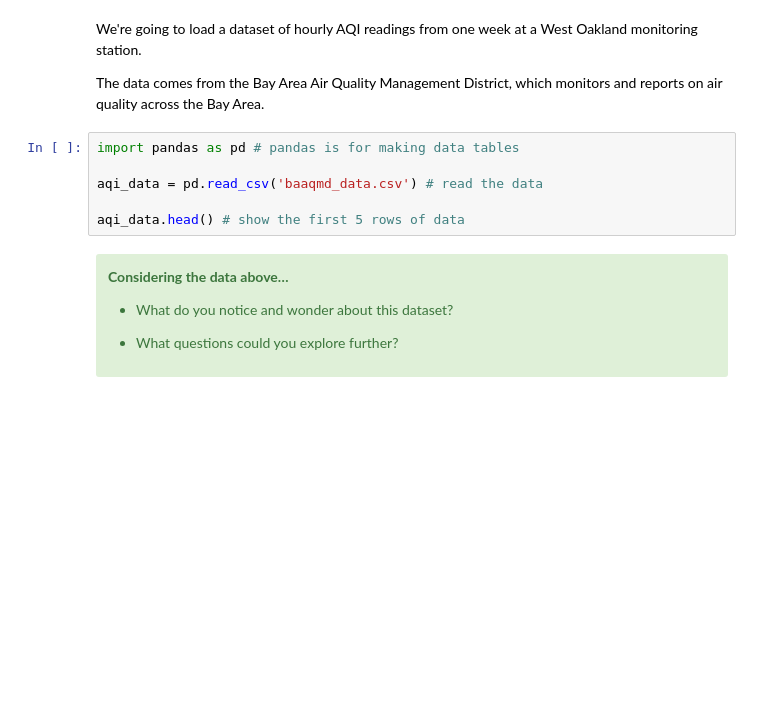
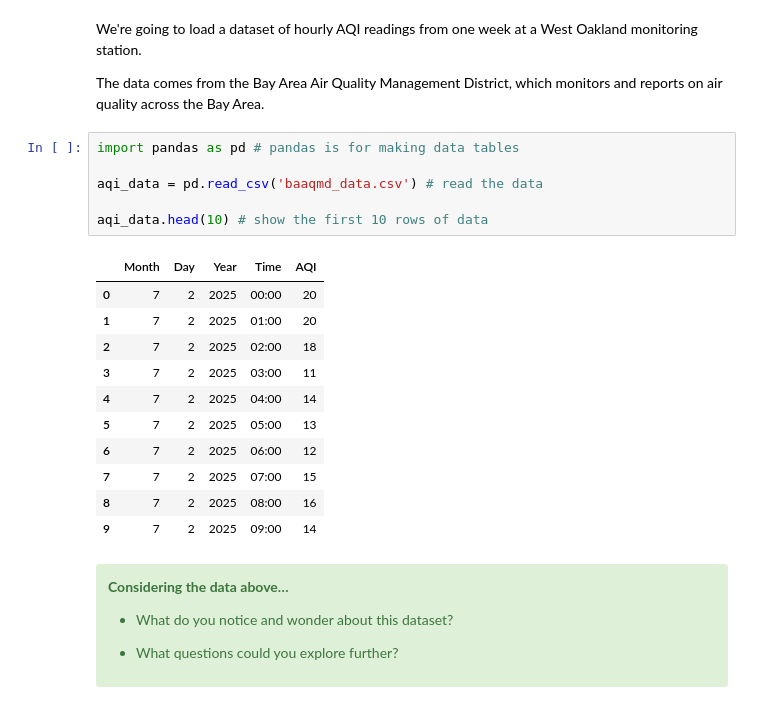
Before and after one commit to CalCoRE/show-your-work, a Jupyter notebook: timeseries/TimeSeriesPython.ipynb, the cells around one changed output. Drawn from its saved outputs; the diff is of its cells as text; blank space fills up the shorter version.

```diff
--- a/timeseries/TimeSeriesPython.ipynb
+++ b/timeseries/TimeSeriesPython.ipynb
@@ -52,9 +52,21 @@ The data comes from the Bay Area Air Quality Management District, which monitors
 # %%
 import pandas as pd # pandas is for making data tables
 
 aqi_data = pd.read_csv('baaqmd_data.csv') # read the data
 
-aqi_data.head() # show the first 5 rows of data
+aqi_data.head(10) # show the first 10 rows of data
+# %% [output]
+|  | Month | Day | Year | Time | AQI |
+| 0 | 7 | 2 | 2025 | 00:00 | 20 |
+| 1 | 7 | 2 | 2025 | 01:00 | 20 |
+| 2 | 7 | 2 | 2025 | 02:00 | 18 |
+| 3 | 7 | 2 | 2025 | 03:00 | 11 |
+| 4 | 7 | 2 | 2025 | 04:00 | 14 |
+| 5 | 7 | 2 | 2025 | 05:00 | 13 |
+| 6 | 7 | 2 | 2025 | 06:00 | 12 |
+| 7 | 7 | 2 | 2025 | 07:00 | 15 |
+| 8 | 7 | 2 | 2025 | 08:00 | 16 |
+| 9 | 7 | 2 | 2025 | 09:00 | 14 |
 # %% [markdown]
 <div class="alert alert-success">
 
```
Also changed, not shown: parts of 13 cells of this notebook.
